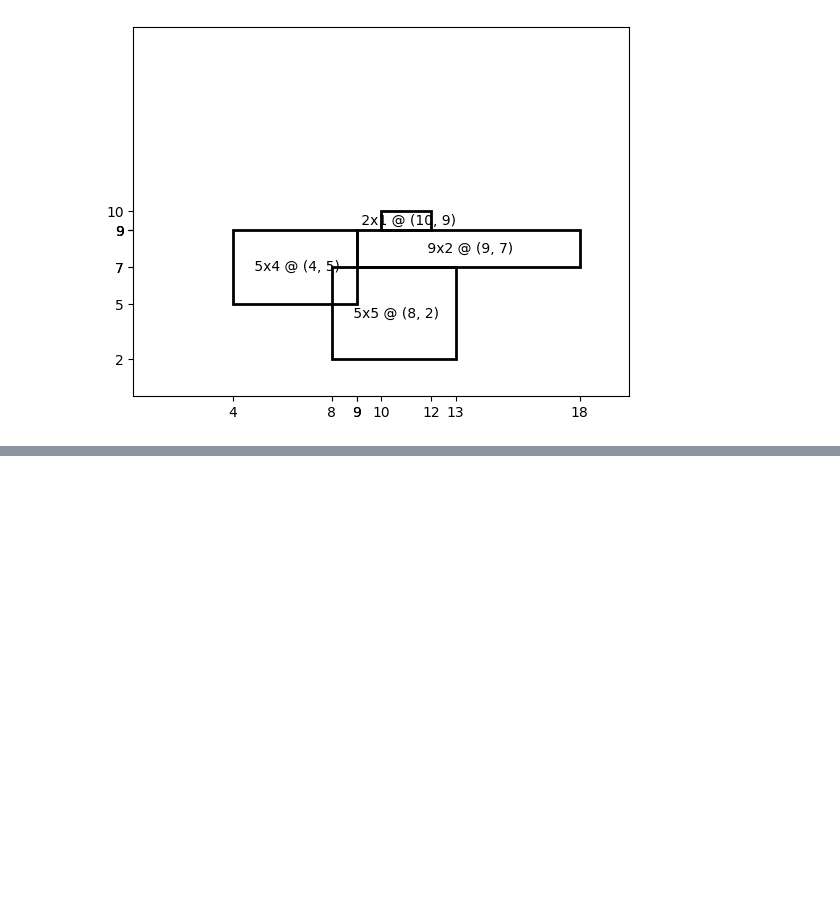
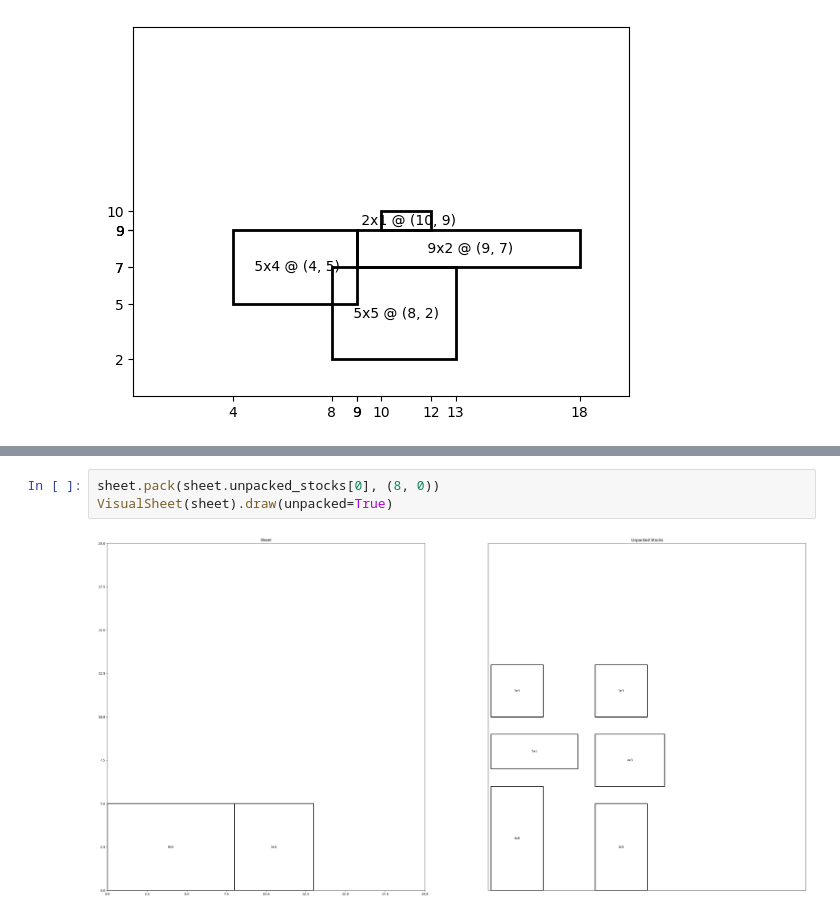
Before and after one commit to parsakzr/cutting-stock-problem, a Jupyter notebook: notebook.ipynb, the cells around one changed output, grey strips where cells are left out. Drawn from its saved outputs; the diff is of its cells as text; blank space fills up the shorter version.

```diff
--- a/notebook.ipynb
+++ b/notebook.ipynb
@@ -61,0 +69,5 @@ visual_sheet.draw(unpacked=True)
+# %%
+sheet.pack(sheet.unpacked_stocks[0], (8, 0))
+VisualSheet(sheet).draw(unpacked=True)
+# %% [output]
+[figure, added]
```
Also changed, not shown: parts of 4 cells of this notebook, 1 other file.
